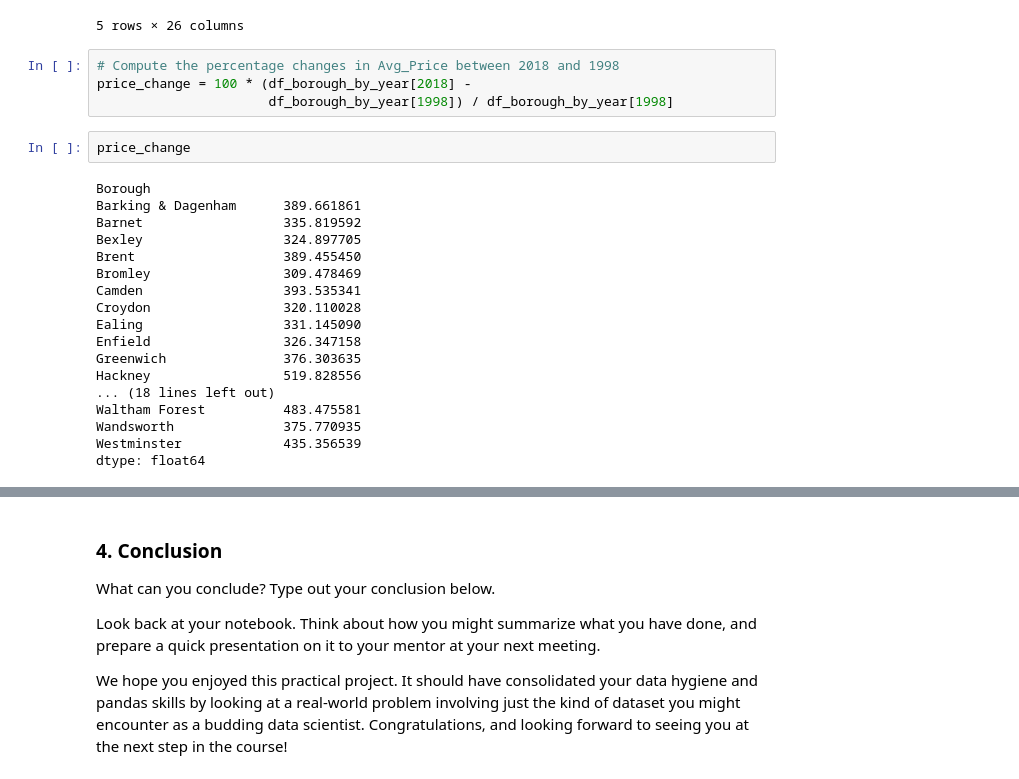
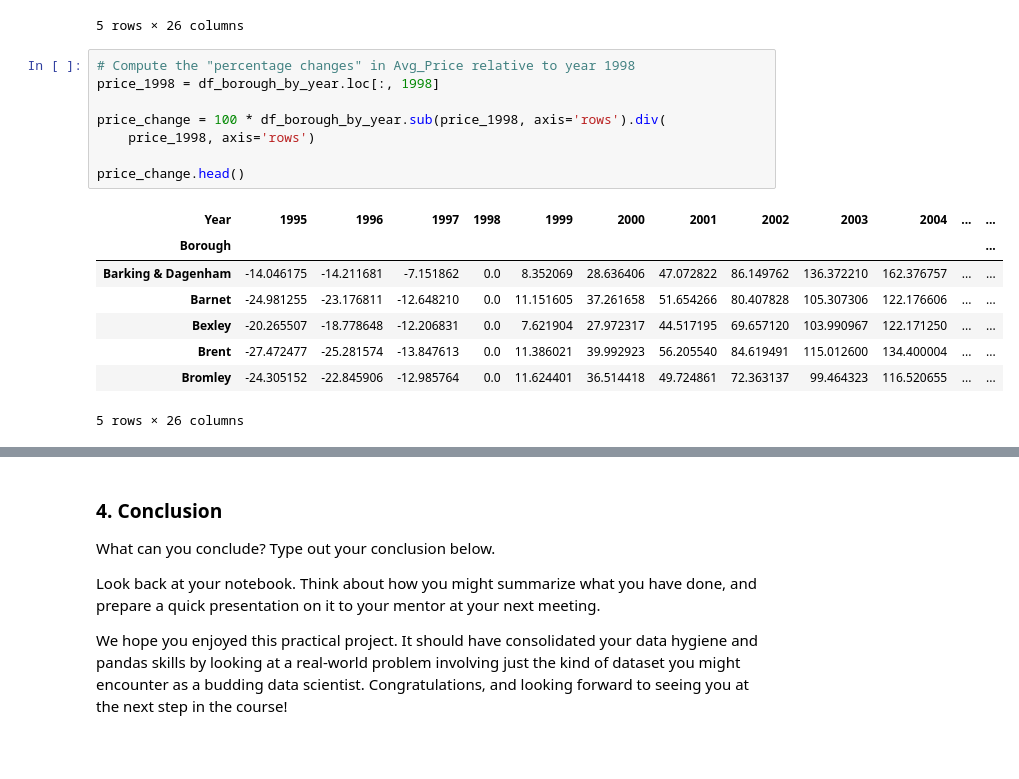
Before and after one commit to mendyhsu/Springboard, a Jupyter notebook: Unit4_3_CaseStudy/Unit 4 Challenge - Tier 3.ipynb, the cells around one changed output, grey strips where cells are left out. Saved outputs shown, nothing was run; the diff lists cells and outputs as text; blank space fills up the shorter version.

```diff
--- a/Unit4_3_CaseStudy/Unit 4 Challenge - Tier 3.ipynb
+++ b/Unit4_3_CaseStudy/Unit 4 Challenge - Tier 3.ipynb
@@ -428,29 +440,22 @@ df_borough_by_year.head()
 | Bromley | 81967.316732 | 83547.483632 | 94224.688035 | 108286.520467 | 120874.179567 | 147826.713417 | 162131.842133 | 186646.043217 | 215992.974433 | 234462.682883 | ... | ... |
 5 rows × 26 columns
 # %%
-# Compute the percentage changes in Avg_Price between 2018 and 1998
-price_change = 100 * (df_borough_by_year[2018] -
-                      df_borough_by_year[1998]) / df_borough_by_year[1998]
+# Compute the "percentage changes" in Avg_Price relative to year 1998
+price_1998 = df_borough_by_year.loc[:, 1998]
+
+price_change = 100 * df_borough_by_year.sub(price_1998, axis='rows').div(
+    price_1998, axis='rows')
+
+price_change.head()
+# %% [output]
+| Year | 1995 | 1996 | 1997 | 1998 | 1999 | 2000 | 2001 | 2002 | 2003 | 2004 | ... | ... |
+| Borough |  |  |  |  |  |  |  |  |  |  |  | ... |
+| Barking & Dagenham | -14.046175 | -14.211681 | -7.151862 | 0.0 | 8.352069 | 28.636406 | 47.072822 | 86.149762 | 136.372210 | 162.376757 | ... | ... |
+| Barnet | -24.981255 | -23.176811 | -12.648210 | 0.0 | 11.151605 | 37.261658 | 51.654266 | 80.407828 | 105.307306 | 122.176606 | ... | ... |
+| Bexley | -20.265507 | -18.778648 | -12.206831 | 0.0 | 7.621904 | 27.972317 | 44.517195 | 69.657120 | 103.990967 | 122.171250 | ... | ... |
+| Brent | -27.472477 | -25.281574 | -13.847613 | 0.0 | 11.386021 | 39.992923 | 56.205540 | 84.619491 | 115.012600 | 134.400004 | ... | ... |
+| Bromley | -24.305152 | -22.845906 | -12.985764 | 0.0 | 11.624401 | 36.514418 | 49.724861 | 72.363137 | 99.464323 | 116.520655 | ... | ... |
+5 rows × 26 columns
-# %%
-price_change
-# %% [output]
-Borough
-Barking & Dagenham      389.661861
-Barnet                  335.819592
-Bexley                  324.897705
-Brent                   389.455450
-Bromley                 309.478469
-Camden                  393.535341
-Croydon                 320.110028
-Ealing                  331.145090
-Enfield                 326.347158
-Greenwich               376.303635
-Hackney                 519.828556
-... (18 lines left out)
-Waltham Forest          483.475581
-Wandsworth              375.770935
-Westminster             435.356539
-dtype: float64
 # %%
 fig = plt.figure(figsize=(12, 5), dpi=80)
 
```
Also changed, not shown: parts of 12 cells of this notebook.
